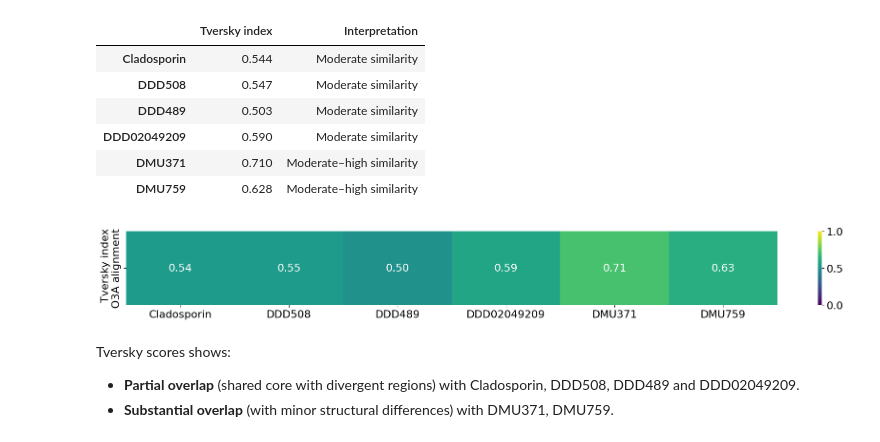
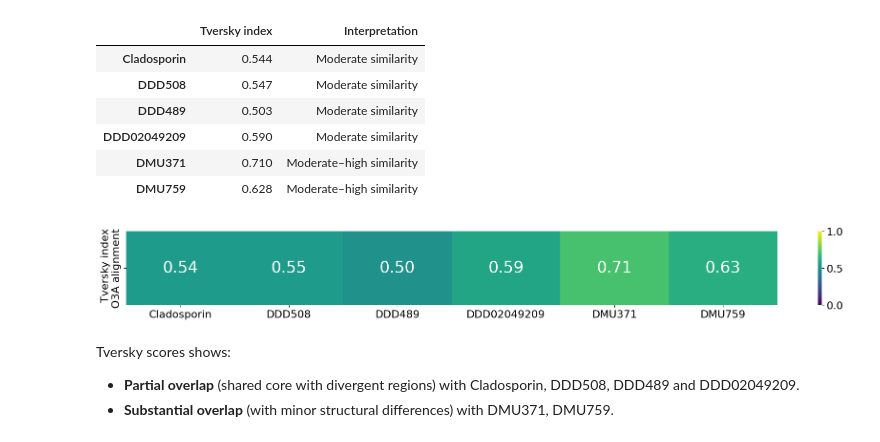
Before and after one commit to trypanosomatics/yeast_to_tryp, a Jupyter notebook: lys_inhibitors_comparasion.ipynb, the cells around one changed output. Saved outputs shown, nothing was run; the diff lists cells and outputs as text; code cells hidden in the pictures.

```diff
--- a/lys_inhibitors_comparasion.ipynb
+++ b/lys_inhibitors_comparasion.ipynb
@@ -104,11 +104,15 @@ for name, smi in smiles_dict.items():
     mols_2d.append(mol)
     legends.append(name)
 
+draw_opts = rdMolDraw2D.MolDrawOptions()
+draw_opts.legendFontSize = 30
+
 img = Draw.MolsToGridImage(
     mols_2d,
     molsPerRow=7,
     subImgSize=(300, 300),
-    legends=legends
+    legends=legends,
+    drawOptions=draw_opts
 )
 
 img
@@ -536,22 +547,23 @@ df_tversky
 # %%
 # @title Heaatmap 3D
 
 ref_name = "Tversky index\nO3A alignment"
 sim_matrix = pd.DataFrame([tversky_scores], index=[ref_name])
 
 plt.figure(figsize=(22, 2))
 sns.heatmap(
     sim_matrix,
     annot=True,
     cmap="viridis",
     fmt=".2f",
     vmin=0,
-    vmax=1
+    vmax=1,
+    annot_kws={"size": 24}
 )
 
 plt.show()
 # %% [output]
-[figure, old version]
+[figure, new version]
 # %% [markdown]
 Tversky scores shows:
 - **Partial overlap** (shared core with divergent regions) with Cladosporin, DDD508, DDD489 and DDD02049209.
```
Also changed, not shown: parts of 14 cells of this notebook.
